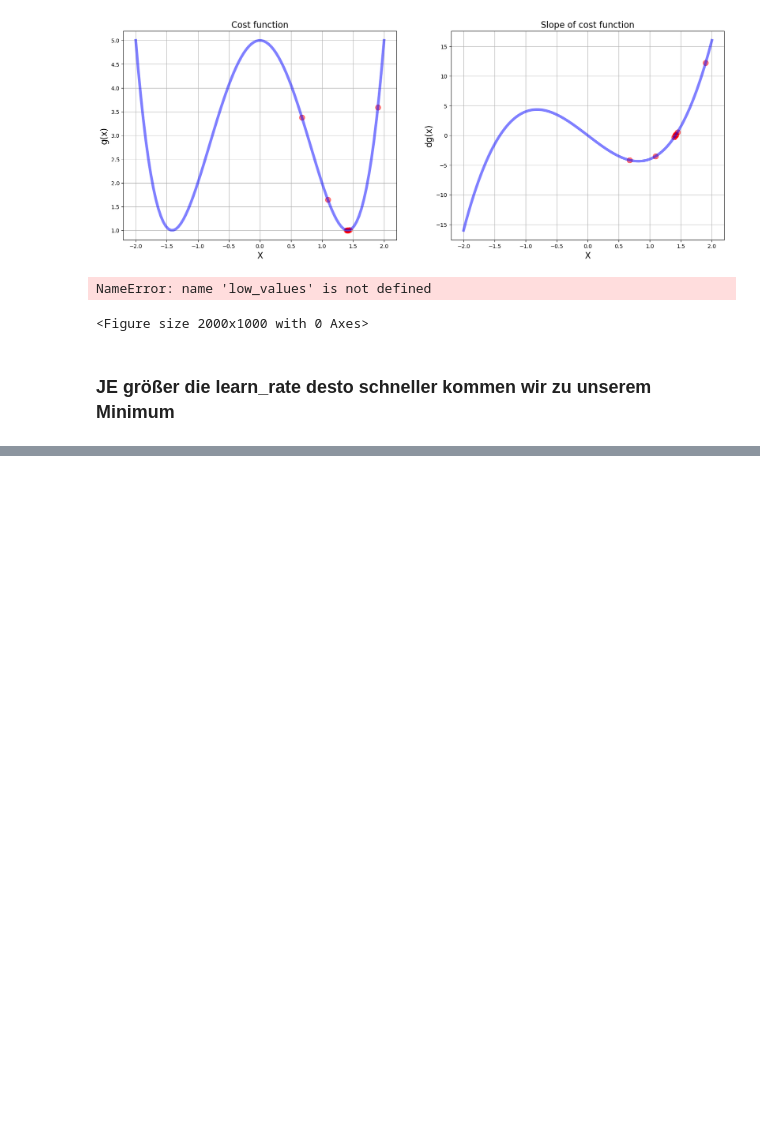
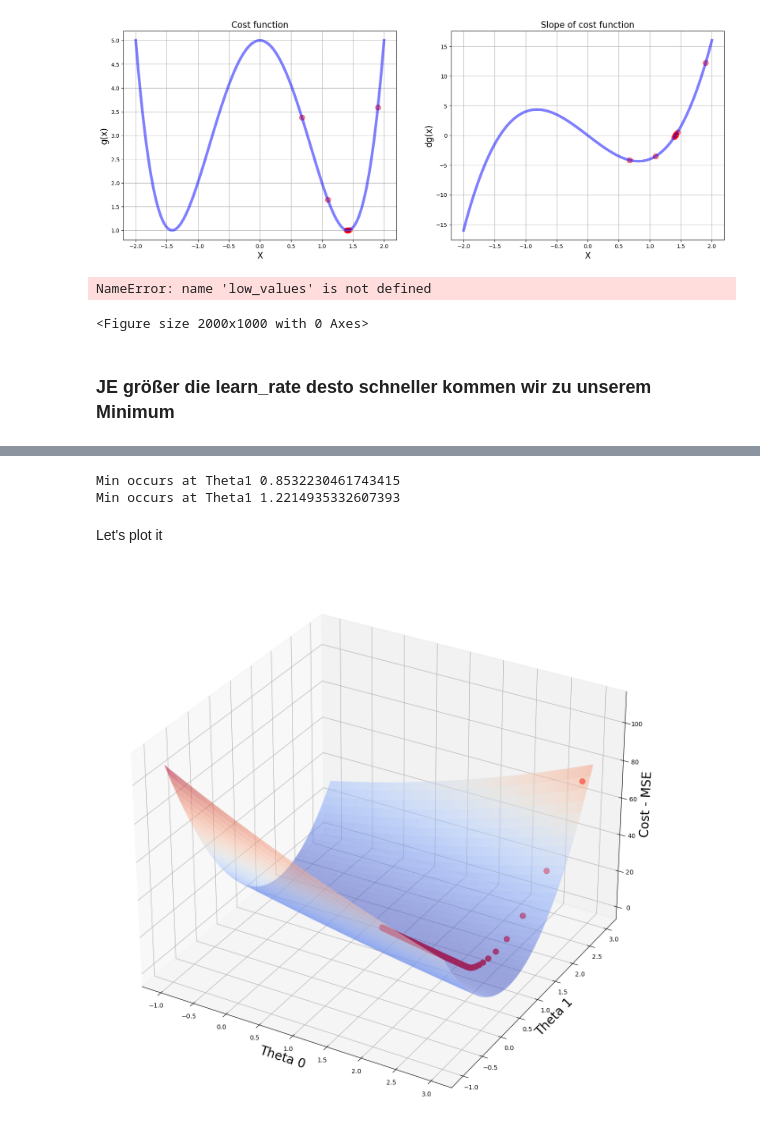
Before and after one commit to TLCasparS/MachineLearningLearner, a Jupyter notebook: Gradient Descent.ipynb, the cells around one changed output, grey strips where cells are left out. Saved outputs shown, nothing was run; the diff lists cells and outputs as text; code cells hidden in the pictures; blank space fills up the shorter version.

```diff
--- a/Gradient Descent.ipynb
+++ b/Gradient Descent.ipynb
@@ -646,0 +1104,41 @@ ax.plot_surface(x_4,y_4, f(x_4,y_4), cmap=cm.winter, alpha = 0.6)
+# %%
+multiplier = 0.01
+thetas = np.array([2.9,2.9])
+
+plot_vals = thetas.reshape(1,2)
+mse_vals = msee(y_5, thetas[0] + thetas[1] * x_5)
+
+for i in range(1000):
+    thetas = thetas - multiplier * grad(x_5, y_5, thetas)
+
+    plot_vals = np.concatenate((plot_vals, thetas.reshape(1,2)), axis = 0)
+    mse_vals = np.append(arr=mse_vals, values = msee(y_5, thetas[0] + thetas[1] * x_5))
+
+
+    #results
+
+print("Min occurs at Theta1",thetas[0])
+print("Min occurs at Theta1",thetas[1])
+#print("MSE ist: ", msee(y_5, thetas[0] + thetas[1]*x_5))
+# %% [output]
+Min occurs at Theta1 0.8532230461743415
+Min occurs at Theta1 1.2214935332607393
+# %% [markdown]
+Let's plot it
+# %%
+fig = plt.figure(figsize = [16,16])
+
+ax = fig.add_subplot(projection='3d') # schafft den 3d Raum
+
+ax.set_xlabel("Theta 0", fontsize = 20)
+ax.set_ylabel("Theta 1", fontsize = 20)
+ax.set_zlabel("Cost - MSE", fontsize = 20)
+
+ax.scatter(plot_vals[:, 0], plot_vals[:, 1], mse_vals, s = 80, color ="red")
+
+ax.plot_surface(plot_t0, plot_t1,plot_cost, cmap=cm.coolwarm, alpha =0.5)
+
+
+plt.show()
+# %% [output]
+[figure, added]
```
Also changed, not shown: parts of 44 cells of this notebook.
